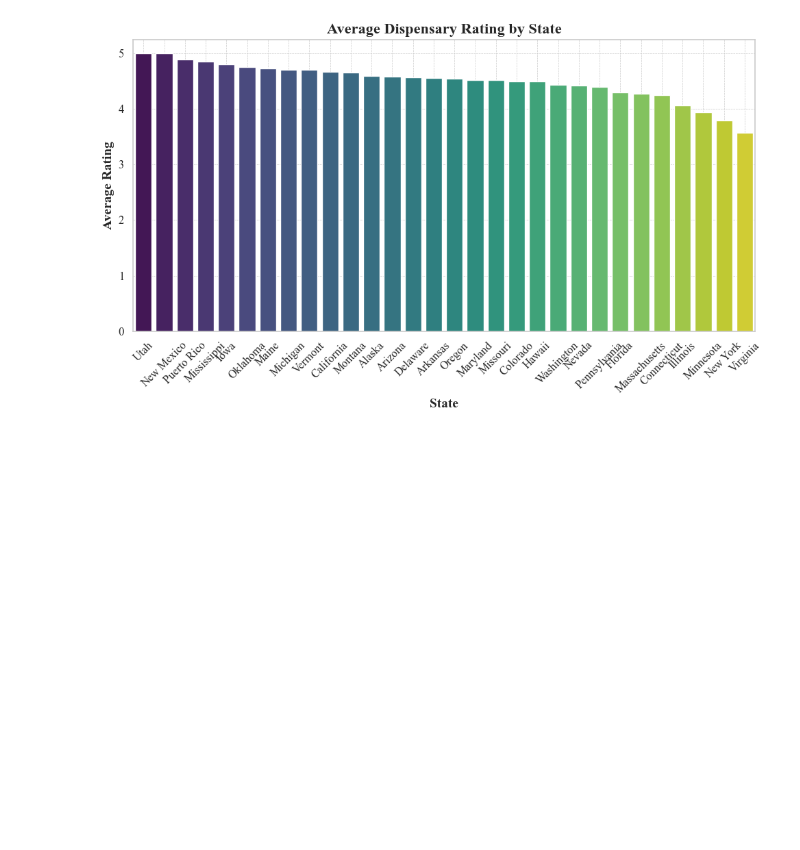
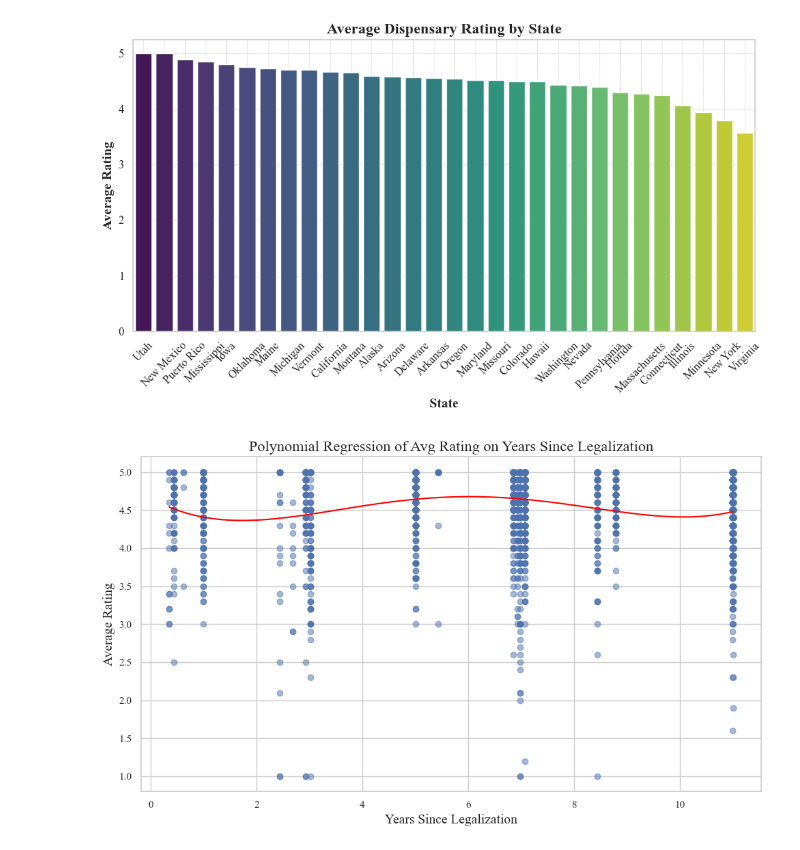
Before and after one commit to kduggirala/eclab, a Jupyter notebook: figures.ipynb, the cells around one changed output. Saved outputs shown, nothing was run; the diff lists cells and outputs as text; code cells hidden in the pictures; blank space fills up the shorter version.

Commit message:
polynomial regression on average rating as function of years since legalization

```diff
--- a/figures.ipynb
+++ b/figures.ipynb
@@ -148,0 +170,47 @@ Passing `palette` without assigning `hue` is deprecated and will be removed in v
+# %%
+import numpy as np
+from sklearn.preprocessing import PolynomialFeatures
+from sklearn.linear_model import LinearRegression
+from sklearn.pipeline import make_pipeline
+import matplotlib.pyplot as plt
+
+current_date = dt.datetime.now()
+combined_data['years_since_legalization'] = (current_date - combined_data['legalization_date']).dt.days / 365.25
+combined_data['Avg Rating'] = pd.to_numeric(combined_data['Avg Rating'], errors='coerce')
+combined_data.dropna(subset=['Avg Rating', 'years_since_legalization'], inplace=True)
+
+from sklearn.preprocessing import PolynomialFeatures
+from sklearn.linear_model import LinearRegression
+from sklearn.pipeline import make_pipeline
+
+# Create polynomial features
+degree = 4  # You can adjust the degree based on the complexity you want to capture
+polynomial_features = PolynomialFeatures(degree=degree, include_bias=False)
+linear_regression = LinearRegression()
+
+# Create a pipeline that first creates polynomial features and then fits a linear regression
+model = make_pipeline(polynomial_features, linear_regression)
+
+# Fit the model
+X = combined_data[['years_since_legalization']].values.reshape(-1, 1)  # Reshape if only one feature
+y = combined_data['Avg Rating']
+model.fit(X, y)
+
+# Predict over the range of X
+X_predict = pd.DataFrame({'years_since_legalization': np.linspace(X.min(), X.max(), 100)})
+y_predict = model.predict(X_predict)
+
+# Plot the actual values and the model's predictions
+plt.figure(figsize=(10, 6))
+plt.scatter(combined_data['years_since_legalization'], combined_data['Avg Rating'], alpha=0.5)  # actual values
+plt.plot(X_predict, y_predict, color='red')  # model's predictions
+
+plt.title('Polynomial Regression of Avg Rating on Years Since Legalization', fontsize=16)
+plt.xlabel('Years Since Legalization', fontsize=14)
+plt.ylabel('Average Rating', fontsize=14)
+plt.grid(True)
+plt.tight_layout()
+plt.savefig('polynomial_regression.png', dpi=300)
+plt.show()
+# %% [output]
+[figure, added]
```
Also changed, not shown: parts of 4 cells of this notebook, 4 other files.
